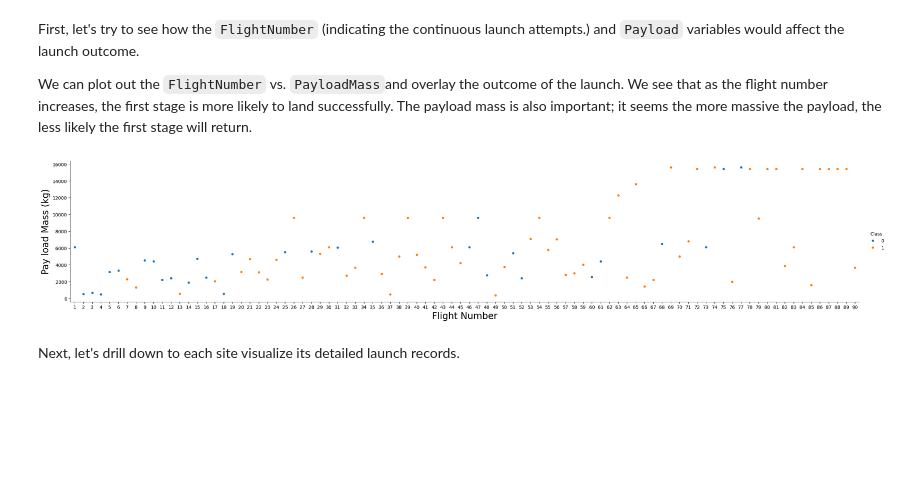
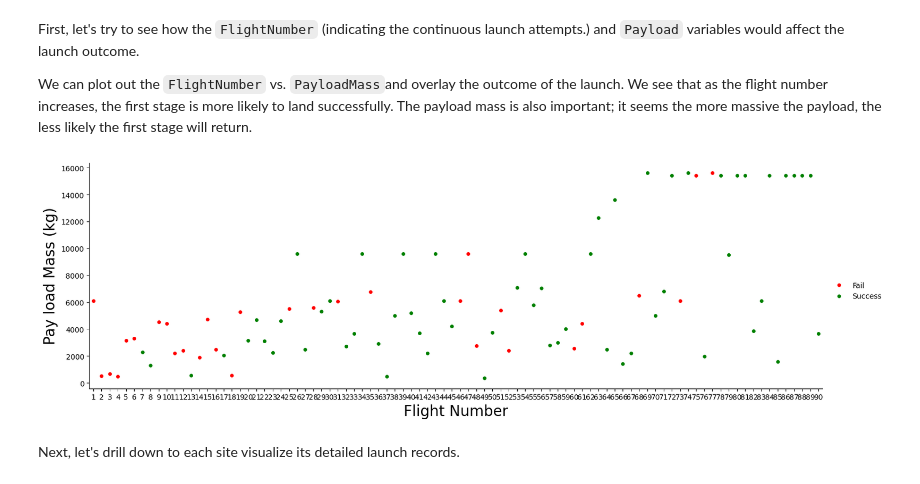
Before and after one commit to kindalus/ibm-mod-6, a Jupyter notebook: jupyter-labs-eda-dataviz-v2.ipynb, the cells around one changed output. Drawn from its saved outputs; the diff is of its cells as text; code cells hidden in the pictures; blank space fills up the shorter version.

```diff
--- a/jupyter-labs-eda-dataviz-v2.ipynb
+++ b/jupyter-labs-eda-dataviz-v2.ipynb
@@ -75,7 +58,8 @@ import seaborn as sns
 # %% [markdown]
 First, let's read the SpaceX dataset into a Pandas dataframe and print its summary
 # %%
-df=pd.read_csv("https://cf-courses-data.s3.us.cloud-object-storage.appdomain.cloud/IBM-DS0321EN-SkillsNetwork/datasets/dataset_part_2.csv")
+df = pd.read_csv(
+    "https://cf-courses-data.s3.us.cloud-object-storage.appdomain.cloud/IBM-DS0321EN-SkillsNetwork/datasets/dataset_part_2.csv")
 
 # If you were unable to complete the previous lab correctly you can uncomment and load this csv
 
@@ -93,13 +77,17 @@ df.head(5)
 First, let's try to see how the `FlightNumber` (indicating the continuous launch attempts.) and `Payload` variables would affect the launch outcome.
 
 We can plot out the <code>FlightNumber</code> vs. <code>PayloadMass</code>and overlay the outcome of the launch. We see that as the flight number increases, the first stage is more likely to land successfully. The payload mass is also important; it seems the more massive the payload, the less likely the first stage will return.
+# %%
+outcomes = ['Success' if i == 1 else 'Fail' for i in df['Class']]
+palette = {"Fail": "red", "Success": "green"}
 # %%
-sns.catplot(y="PayloadMass", x="FlightNumber", hue="Class", data=df, aspect = 5)
-plt.xlabel("Flight Number",fontsize=20)
-plt.ylabel("Pay load Mass (kg)",fontsize=20)
+sns.catplot(y="PayloadMass", x="FlightNumber", hue=outcomes,
+            palette=palette, data=df, aspect=3)
+plt.xlabel("Flight Number", fontsize=20)
+plt.ylabel("Pay load Mass (kg)", fontsize=20)
 plt.show()
 # %% [output]
-[figure, old version]
+[figure, new version]
 # %% [markdown]
 Next, let's drill down to each site visualize its detailed launch records.
 # %% [markdown]
```
Also changed, not shown: parts of 16 cells of this notebook, 12 other files.
